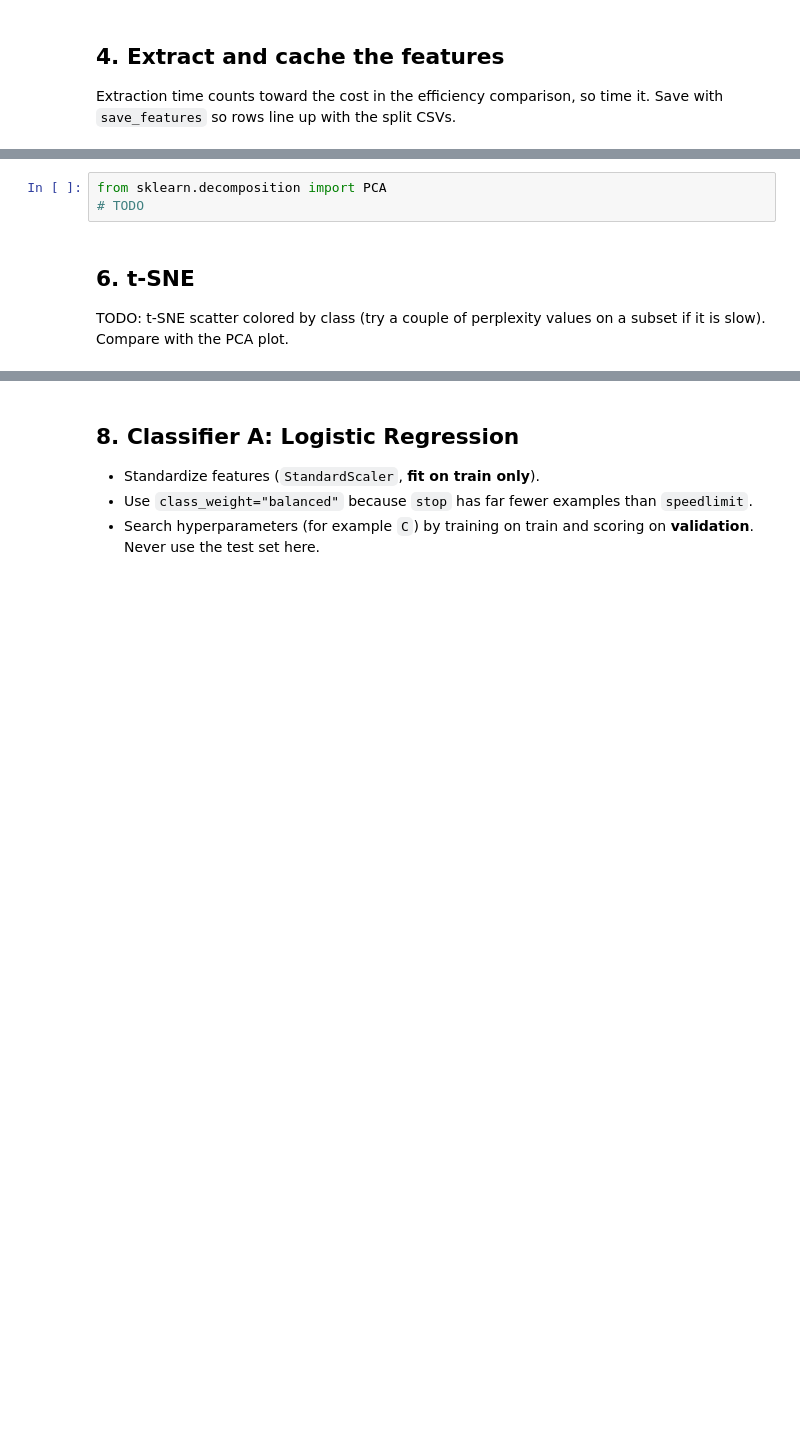
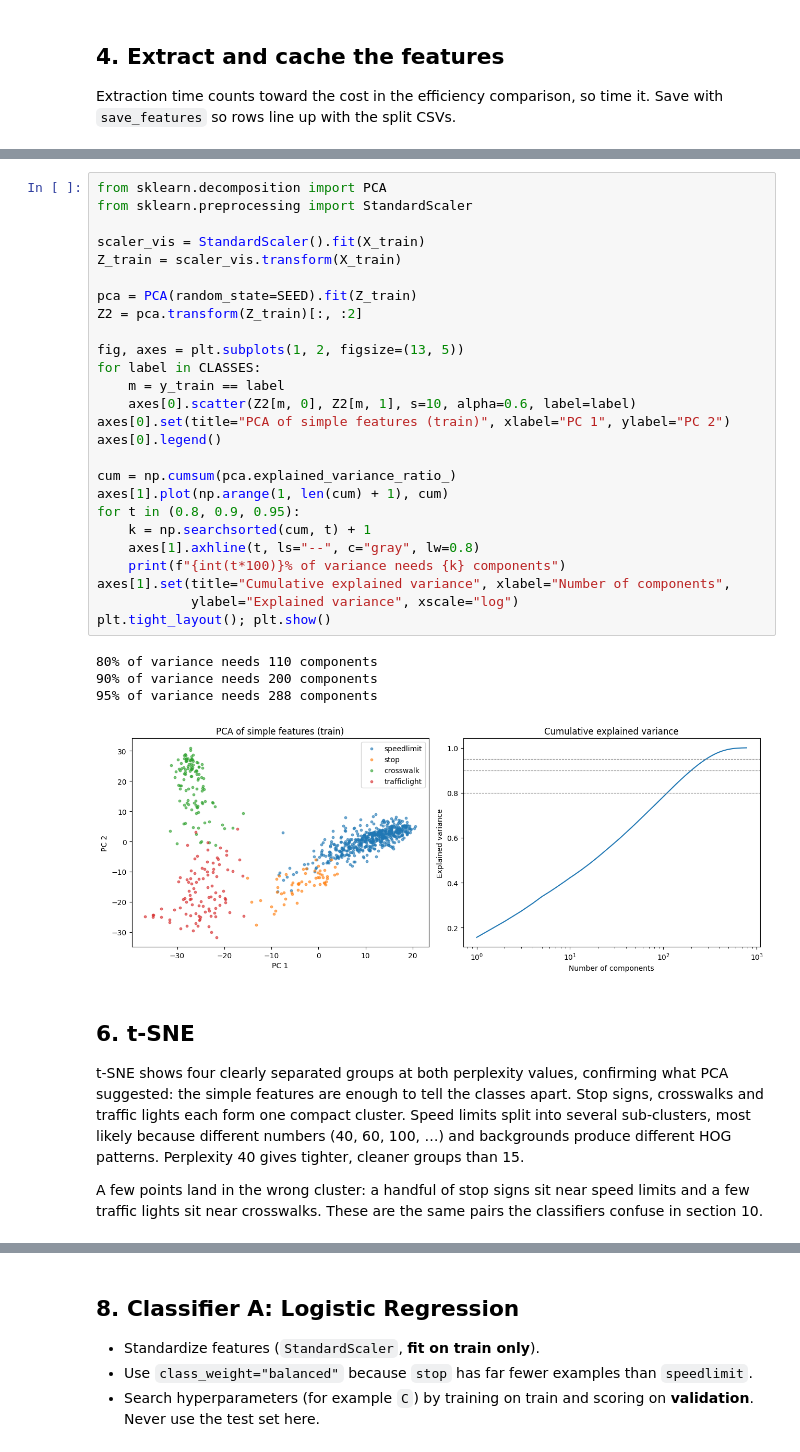
Before and after one commit to theyogurt/DATASCI281_ComputerVision---FINAL_PROJECT_ROAD_SIGN_CLASSIFIER, a Jupyter notebook: notebooks/02_simple_features_classifiers.ipynb, the cells around one changed output, grey strips where cells are left out. Saved outputs shown, nothing was run; the diff lists cells and outputs as text; blank space fills up the shorter version.

```diff
--- a/notebooks/02_simple_features_classifiers.ipynb
+++ b/notebooks/02_simple_features_classifiers.ipynb
@@ -80,9 +161,39 @@ TODO: 2D PCA scatter colored by class, plus a plot of cumulative explained varia
 # %%
 from sklearn.decomposition import PCA
-# TODO
+from sklearn.preprocessing import StandardScaler
+
+scaler_vis = StandardScaler().fit(X_train)
+Z_train = scaler_vis.transform(X_train)
+
+pca = PCA(random_state=SEED).fit(Z_train)
+Z2 = pca.transform(Z_train)[:, :2]
+
+fig, axes = plt.subplots(1, 2, figsize=(13, 5))
+for label in CLASSES:
+    m = y_train == label
+    axes[0].scatter(Z2[m, 0], Z2[m, 1], s=10, alpha=0.6, label=label)
+axes[0].set(title="PCA of simple features (train)", xlabel="PC 1", ylabel="PC 2")
+axes[0].legend()
+
+cum = np.cumsum(pca.explained_variance_ratio_)
+axes[1].plot(np.arange(1, len(cum) + 1), cum)
+for t in (0.8, 0.9, 0.95):
+    k = np.searchsorted(cum, t) + 1
+    axes[1].axhline(t, ls="--", c="gray", lw=0.8)
+    print(f"{int(t*100)}% of variance needs {k} components")
+axes[1].set(title="Cumulative explained variance", xlabel="Number of components",
+            ylabel="Explained variance", xscale="log")
+plt.tight_layout(); plt.show()
+# %% [output]
+80% of variance needs 110 components
+90% of variance needs 200 components
+95% of variance needs 288 components
+[figure, added]
 # %% [markdown]
 ## 6. t-SNE
 
-TODO: t-SNE scatter colored by class (try a couple of perplexity values on a subset if it is slow). Compare with the PCA plot.
+t-SNE shows four clearly separated groups at both perplexity values, confirming what PCA suggested: the simple features are enough to tell the classes apart. Stop signs, crosswalks and traffic lights each form one compact cluster. Speed limits split into several sub-clusters, most likely because different numbers (40, 60, 100, …) and backgrounds produce different HOG patterns. Perplexity 40 gives tighter, cleaner groups than 15.
+
+A few points land in the wrong cluster: a handful of stop signs sit near speed limits and a few traffic lights sit near crosswalks. These are the same pairs the classifiers confuse in section 10.
 # %%
 from sklearn.manifold import TSNE
```
Also changed, not shown: parts of 18 cells of this notebook.
